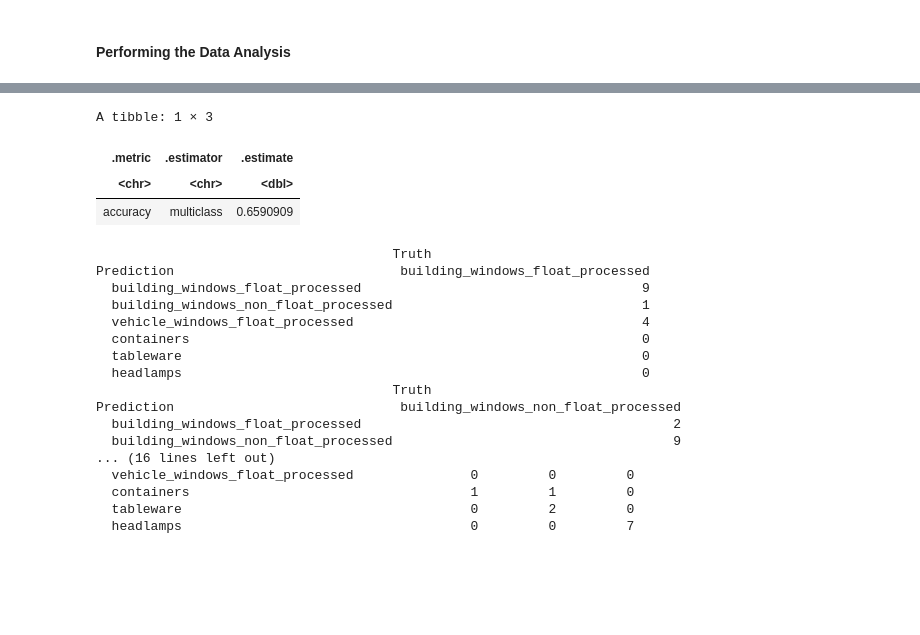
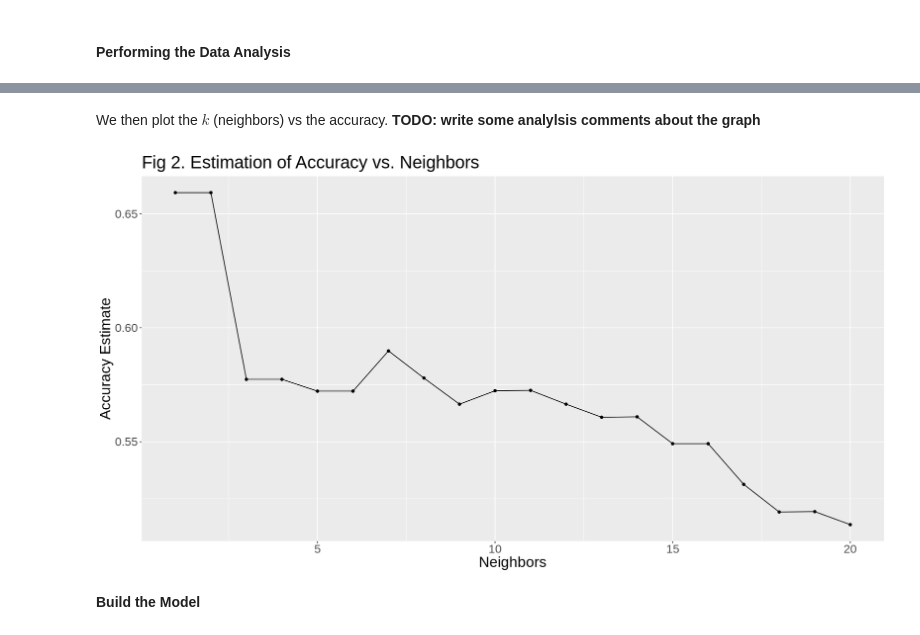
Before and after one commit to omairqazi29/DSCI100, a Jupyter notebook: Report.ipynb, the cells around one changed output, grey strips where cells are left out. Saved outputs shown, nothing was run; the diff lists cells and outputs as text; code cells hidden in the pictures; blank space fills up the shorter version.

Commit message:
re org report

```diff
--- a/Report.ipynb
+++ b/Report.ipynb
@@ -159,0 +166,8 @@ glass_visual_plot
+# %%
+# reanme final processed data set to improve readability
+glass_data <- glass_data_processed
+
+# split dataset into training and testing data
+glass_split <- initial_split(glass_data, prop = 0.8, strata=glass_type)
+glass_train <- training(glass_split)
+glass_test <- testing(glass_split)
@@ -254,50 +218,15 @@ A tibble: 2 × 2
-# %%
-#Using algorithm on test data with k = 1 and creating a confusion matrix
-#Not sure how useful this section so feel free to take it out if it doesn't seem to helpful
-#I was thinking it might be helpful for the written portion of our report to show where the inaccuracies in our model are primarily coming from
-knn_spec <- nearest_neighbor(weight_func = "rectangular", neighbors = best_neighbors) |>
-            set_engine("kknn") |>
-            set_mode("classification")
-
-knn_fit <- workflow() |>
-            add_recipe(glass_recipe) |>
-            add_model(knn_spec) |>
-            fit(data = glass_train)
-
-glass_test_predictions <- predict(knn_fit, glass_test) |>
-                            bind_cols(glass_test) #add predictions into dataset
-
-glass_test_predictions |>
-    metrics(truth = glass_type, estimate = .pred_class) |>
-    filter(.metric == "accuracy") #diff value than above cuz no cross validation
-
-#Confusion matrix
-confusion <- glass_test_predictions |>
-             conf_mat(truth = glass_type, estimate = .pred_class)
-confusion
-#We can directly see that glass types with fewer observations have more unpredictable
-#accuracies, but generally have lower accuracies
-#The concern with having certain glass types overrepresented in dataset is that they would skew results of predictions towards them. Even though
-#building_windows_float_processed and building_windows_non_float_processed are the most represented, not all of the largest errors come in these categories.
-# %% [output]
-A tibble: 1 × 3
-| .metric | .estimator | .estimate |
-| <chr> | <chr> | <dbl> |
-| accuracy | multiclass | 0.6590909 |
-                                      Truth
-Prediction                             building_windows_float_processed
-  building_windows_float_processed                                    9
-  building_windows_non_float_processed                                1
-  vehicle_windows_float_processed                                     4
-  containers                                                          0
-  tableware                                                           0
-  headlamps                                                           0
-                                      Truth
-Prediction                             building_windows_non_float_processed
-  building_windows_float_processed                                        2
-  building_windows_non_float_processed                                    9
-... (16 lines left out)
-  vehicle_windows_float_processed               0         0         0
-  containers                                    1         1         0
-  tableware                                     0         2         0
-  headlamps                                     0         0         7
+# %% [markdown]
+We then plot the $k$ (neighbors) vs the accuracy.
+**TODO: write some analylsis comments about the graph**
+# %%
+accuracy_vs_k <- ggplot(accuracies, aes(x = neighbors, y = mean)) +
+  geom_point() +
+  geom_line() +
+  labs(x = "Neighbors", y = "Accuracy Estimate") +
+  theme(text = element_text(size = 20)) +
+  ggtitle("Fig 2. Estimation of Accuracy vs. Neighbors")
+accuracy_vs_k
+# %% [output]
+[figure, added]
+# %% [markdown]
+**Build the Model**
```
Also changed, not shown: parts of 17 cells of this notebook.
